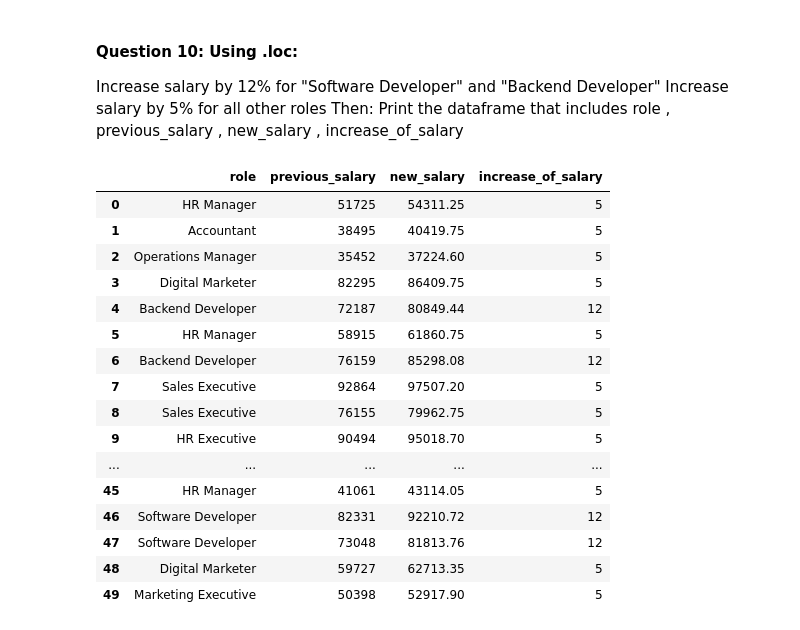
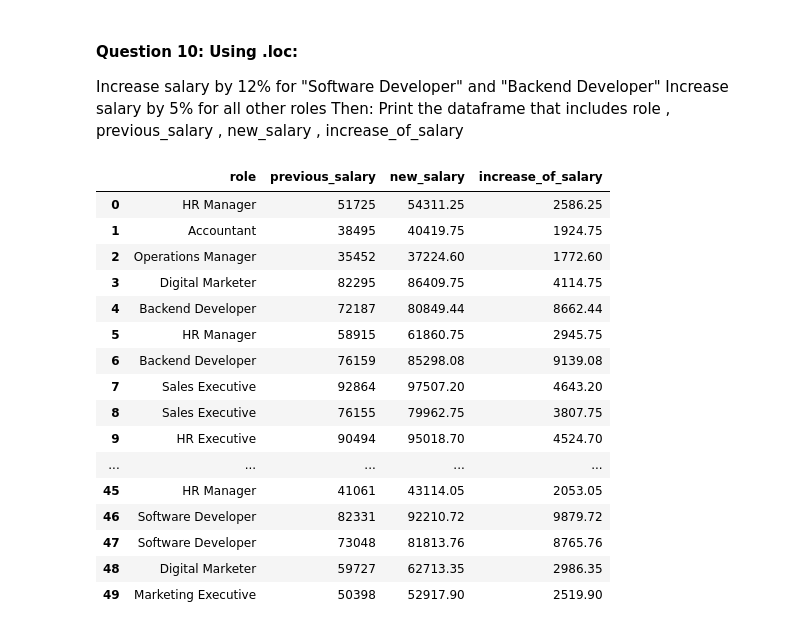
Before and after one commit to mahfuzzayn/ai-ml-phitron, a Jupyter notebook: Main Courses/AI Programming With Python/Week 03 - ML ToolBox (ML Version)/Module 11 - Mid Term Exam/assignment-02-mid-term-exam.ipynb, the cells around one changed output. Drawn from its saved outputs; the diff is of its cells as text; code cells hidden in the pictures.

```diff
--- a/Main Courses/AI Programming With Python/Week 03 - ML ToolBox (ML Version)/Module 11 - Mid Term Exam/assignment-02-mid-term-exam.ipynb
+++ b/Main Courses/AI Programming With Python/Week 03 - ML ToolBox (ML Version)/Module 11 - Mid Term Exam/assignment-02-mid-term-exam.ipynb
@@ -307,32 +313,30 @@ Print the dataframe that includes role , previous_salary , new_salary , increase
 # %%
 df = pd.read_csv("./staff_data.csv")
 
 mask = (df['role'].isin(["Software Developer", "Backend Developer"]))
-previous_salary = df['emp_salary']
-roles = df['role']
 result = pd.DataFrame()
 
-result['role'] = roles
-result['previous_salary'] = previous_salary
-result['new_salary'] = np.where(mask, previous_salary + previous_salary * 0.12, previous_salary + previous_salary * 0.05)
-result["increase_of_salary"] = np.where(mask, 12, 5)
+result['role'] = df['role']
+result['previous_salary'] = df['emp_salary']
+result['new_salary'] = np.where(mask, df['emp_salary'] * 1.12, df['emp_salary'] * 1.05)
+result["increase_of_salary"] = result['new_salary'] - result['previous_salary']
 
 result
 # %% [output]
 |  | role | previous_salary | new_salary | increase_of_salary |
-| 0 | HR Manager | 51725 | 54311.25 | 5 |
-| 1 | Accountant | 38495 | 40419.75 | 5 |
-| 2 | Operations Manager | 35452 | 37224.60 | 5 |
-| 3 | Digital Marketer | 82295 | 86409.75 | 5 |
-| 4 | Backend Developer | 72187 | 80849.44 | 12 |
-| 5 | HR Manager | 58915 | 61860.75 | 5 |
-| 6 | Backend Developer | 76159 | 85298.08 | 12 |
-| 7 | Sales Executive | 92864 | 97507.20 | 5 |
-| 8 | Sales Executive | 76155 | 79962.75 | 5 |
-| 9 | HR Executive | 90494 | 95018.70 | 5 |
+| 0 | HR Manager | 51725 | 54311.25 | 2586.25 |
+| 1 | Accountant | 38495 | 40419.75 | 1924.75 |
+| 2 | Operations Manager | 35452 | 37224.60 | 1772.60 |
+| 3 | Digital Marketer | 82295 | 86409.75 | 4114.75 |
+| 4 | Backend Developer | 72187 | 80849.44 | 8662.44 |
+| 5 | HR Manager | 58915 | 61860.75 | 2945.75 |
+| 6 | Backend Developer | 76159 | 85298.08 | 9139.08 |
+| 7 | Sales Executive | 92864 | 97507.20 | 4643.20 |
+| 8 | Sales Executive | 76155 | 79962.75 | 3807.75 |
+| 9 | HR Executive | 90494 | 95018.70 | 4524.70 |
 | ... | ... | ... | ... | ... |
-| 45 | HR Manager | 41061 | 43114.05 | 5 |
-| 46 | Software Developer | 82331 | 92210.72 | 12 |
-| 47 | Software Developer | 73048 | 81813.76 | 12 |
-| 48 | Digital Marketer | 59727 | 62713.35 | 5 |
-| 49 | Marketing Executive | 50398 | 52917.90 | 5 |
+| 45 | HR Manager | 41061 | 43114.05 | 2053.05 |
+| 46 | Software Developer | 82331 | 92210.72 | 9879.72 |
+| 47 | Software Developer | 73048 | 81813.76 | 8765.76 |
+| 48 | Digital Marketer | 59727 | 62713.35 | 2986.35 |
+| 49 | Marketing Executive | 50398 | 52917.90 | 2519.90 |
```
Also changed, not shown: parts of 10 cells of this notebook, 1 other file.
